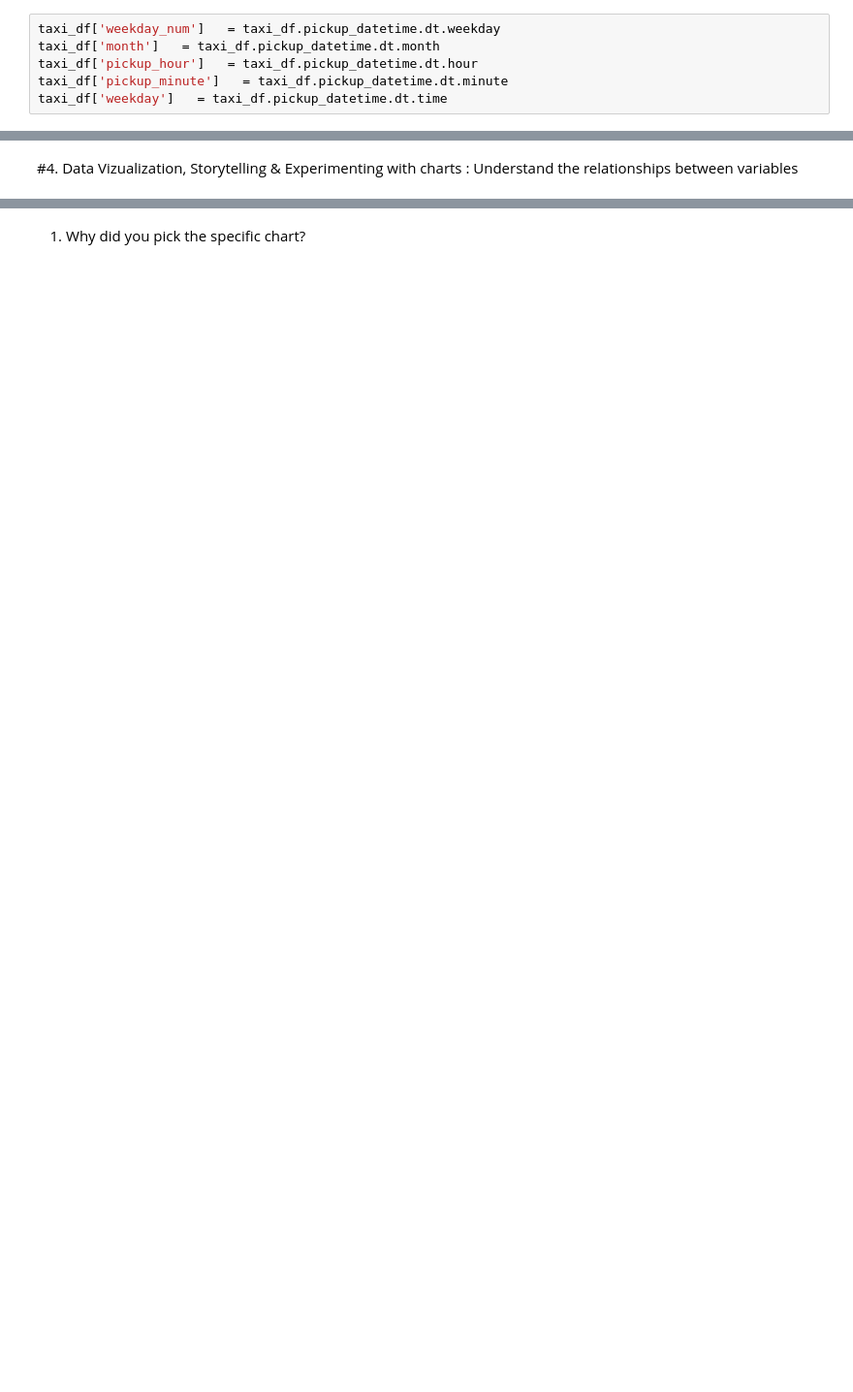
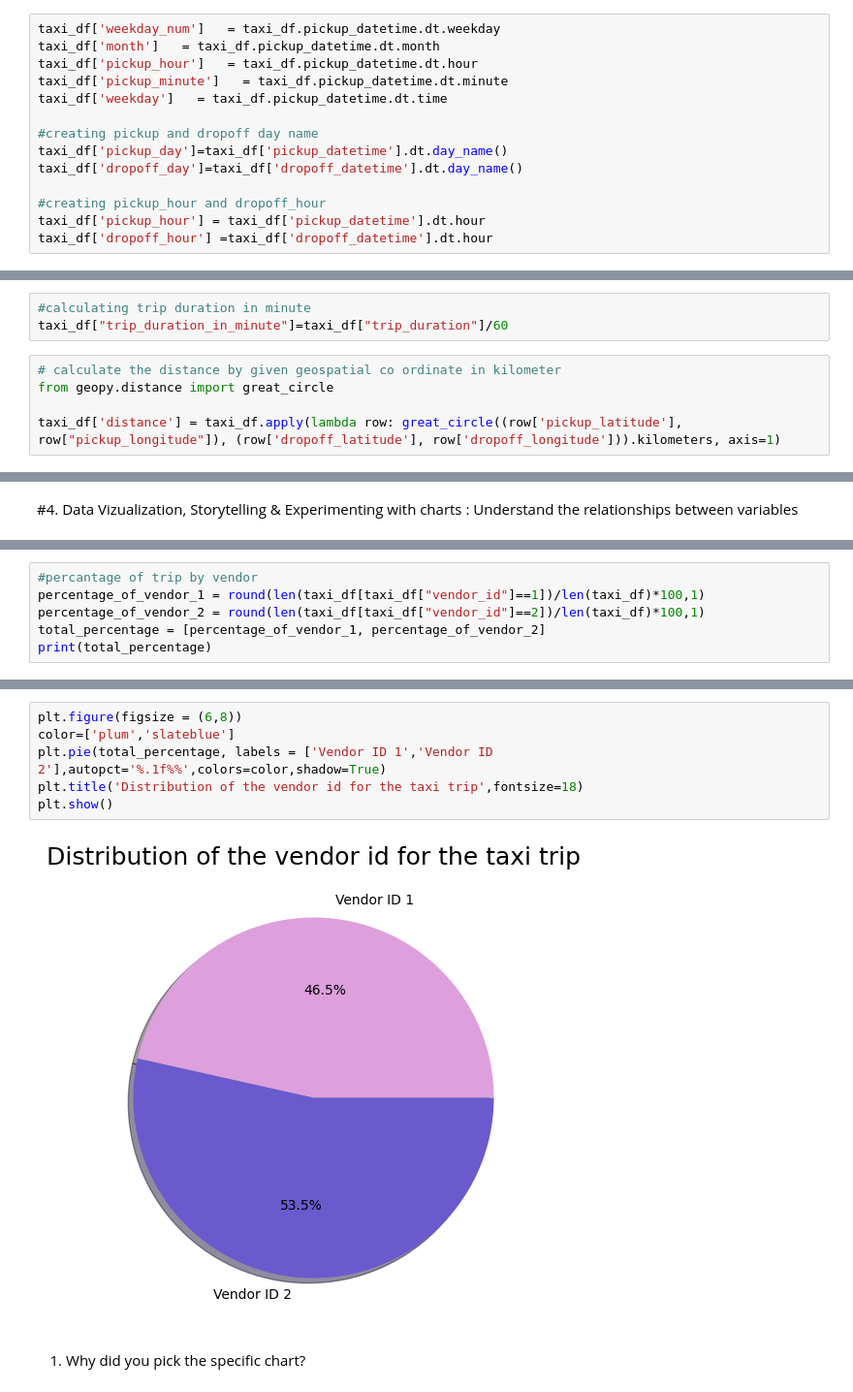
Before and after one commit to Dhanashree2002/Linear-Regression-Self-Project-, a Jupyter notebook: NYC_Taxi_Time_Prediction.ipynb, the cells around one changed output, grey strips where cells are left out. Shown at 97% size. Drawn from its saved outputs; the diff is of its cells as text; blank space fills up the shorter version.

```diff
--- a/NYC_Taxi_Time_Prediction.ipynb
+++ b/NYC_Taxi_Time_Prediction.ipynb
@@ -309,3 +278,11 @@ taxi_df['month']   = taxi_df.pickup_datetime.dt.month
 taxi_df['pickup_hour']   = taxi_df.pickup_datetime.dt.hour
 taxi_df['pickup_minute']   = taxi_df.pickup_datetime.dt.minute
 taxi_df['weekday']   = taxi_df.pickup_datetime.dt.time
+
+#creating pickup and dropoff day name
+taxi_df['pickup_day']=taxi_df['pickup_datetime'].dt.day_name()
+taxi_df['dropoff_day']=taxi_df['dropoff_datetime'].dt.day_name()
+
+#creating pickup_hour and dropoff_hour
+taxi_df['pickup_hour'] = taxi_df['pickup_datetime'].dt.hour
+taxi_df['dropoff_hour'] =taxi_df['dropoff_datetime'].dt.hour
@@ -328,0 +289,8 @@ def calc_distance(taxi_df):
+# %%
+#calculating trip duration in minute
+taxi_df["trip_duration_in_minute"]=taxi_df["trip_duration"]/60
+# %%
+# calculate the distance by given geospatial co ordinate in kilometer
+from geopy.distance import great_circle
+
+taxi_df['distance'] = taxi_df.apply(lambda row: great_circle((row['pickup_latitude'], row["pickup_longitude"]), (row['dropoff_latitude'], row['dropoff_longitude'])).kilometers, axis=1)
@@ -334,0 +318,6 @@ def calc_distance(taxi_df):
+# %%
+#percantage of trip by vendor
+percentage_of_vendor_1 = round(len(taxi_df[taxi_df["vendor_id"]==1])/len(taxi_df)*100,1)
+percentage_of_vendor_2 = round(len(taxi_df[taxi_df["vendor_id"]==2])/len(taxi_df)*100,1)
+total_percentage = [percentage_of_vendor_1, percentage_of_vendor_2]
+print(total_percentage)
@@ -335,2 +326,10 @@ def calc_distance(taxi_df):
+# %%
+plt.figure(figsize = (6,8))
+color=['plum','slateblue']
+plt.pie(total_percentage, labels = ['Vendor ID 1','Vendor ID 2'],autopct='%.1f%%',colors=color,shadow=True)
+plt.title('Distribution of the vendor id for the taxi trip',fontsize=18)
+plt.show()
+# %% [output]
+[figure, added]
 # %% [markdown]
 1. Why did you pick the specific chart?
```
Also changed, not shown: parts of 31 cells of this notebook.
